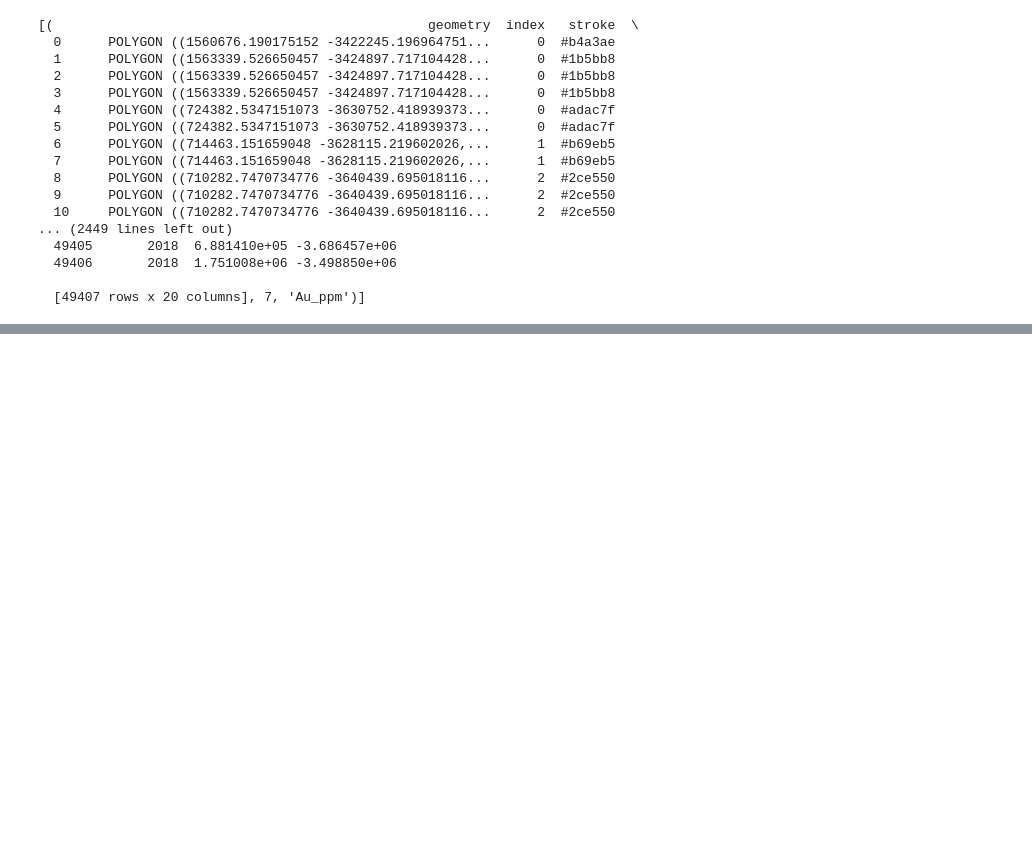
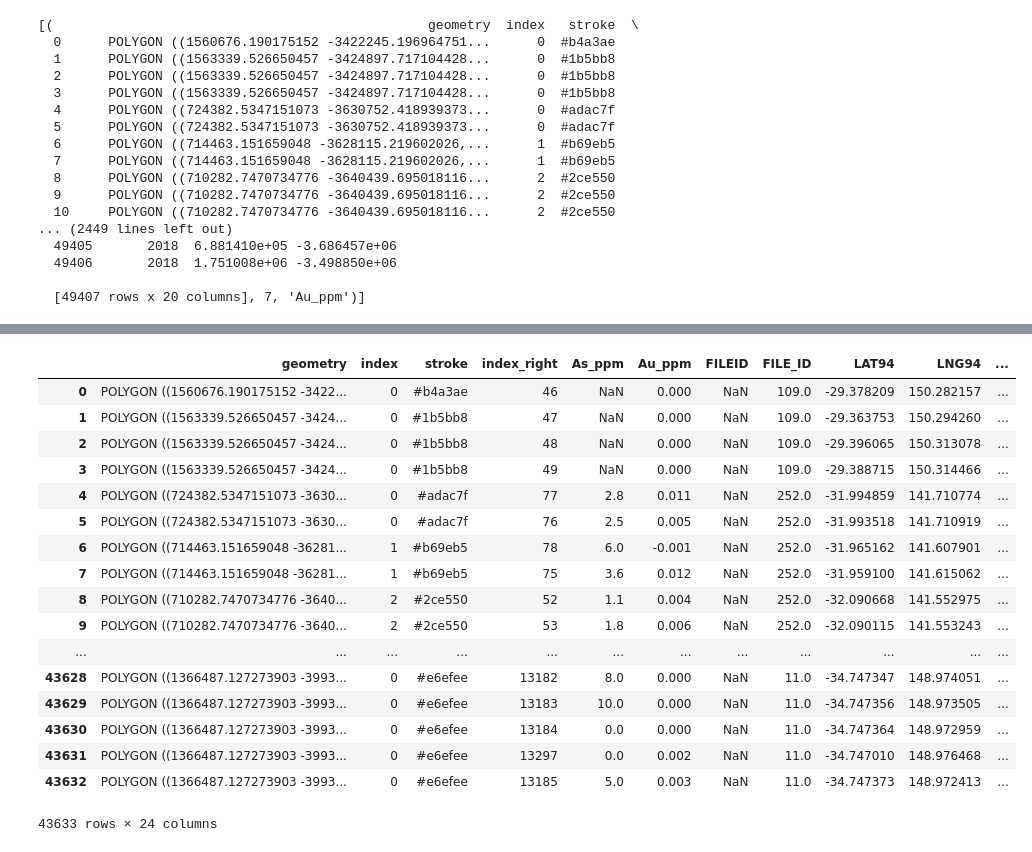
Before and after one commit to keithjohngates/normalise_samples, a Jupyter notebook: ipy_notebooks/normalise_samples.ipynb, the cells around one changed output, grey strips where cells are left out. Saved outputs shown, nothing was run; the diff lists cells and outputs as text; code cells hidden in the pictures; blank space fills up the shorter version.

```diff
--- a/ipy_notebooks/normalise_samples.ipynb
+++ b/ipy_notebooks/normalise_samples.ipynb
@@ -54,0 +57,24 @@ print(output)
+# %%
+with open(os.path.join(dsfolder, 'samples_normalised_0.pickle'), 'rb') as f:
+    samples = pickle.load(f)
+# %%
+samples
+# %% [output]
+|  | geometry | index | stroke | index_right | As_ppm | Au_ppm | FILEID | FILE_ID | LAT94 | LNG94 | ... |
+| 0 | POLYGON ((1560676.190175152 -3422... | 0 | #b4a3ae | 46 | NaN | 0.000 | NaN | 109.0 | -29.378209 | 150.282157 | ... |
+| 1 | POLYGON ((1563339.526650457 -3424... | 0 | #1b5bb8 | 47 | NaN | 0.000 | NaN | 109.0 | -29.363753 | 150.294260 | ... |
+| 2 | POLYGON ((1563339.526650457 -3424... | 0 | #1b5bb8 | 48 | NaN | 0.000 | NaN | 109.0 | -29.396065 | 150.313078 | ... |
+| 3 | POLYGON ((1563339.526650457 -3424... | 0 | #1b5bb8 | 49 | NaN | 0.000 | NaN | 109.0 | -29.388715 | 150.314466 | ... |
+| 4 | POLYGON ((724382.5347151073 -3630... | 0 | #adac7f | 77 | 2.8 | 0.011 | NaN | 252.0 | -31.994859 | 141.710774 | ... |
+| 5 | POLYGON ((724382.5347151073 -3630... | 0 | #adac7f | 76 | 2.5 | 0.005 | NaN | 252.0 | -31.993518 | 141.710919 | ... |
+| 6 | POLYGON ((714463.151659048 -36281... | 1 | #b69eb5 | 78 | 6.0 | -0.001 | NaN | 252.0 | -31.965162 | 141.607901 | ... |
+| 7 | POLYGON ((714463.151659048 -36281... | 1 | #b69eb5 | 75 | 3.6 | 0.012 | NaN | 252.0 | -31.959100 | 141.615062 | ... |
+| 8 | POLYGON ((710282.7470734776 -3640... | 2 | #2ce550 | 52 | 1.1 | 0.004 | NaN | 252.0 | -32.090668 | 141.552975 | ... |
+| 9 | POLYGON ((710282.7470734776 -3640... | 2 | #2ce550 | 53 | 1.8 | 0.006 | NaN | 252.0 | -32.090115 | 141.553243 | ... |
+| ... | ... | ... | ... | ... | ... | ... | ... | ... | ... | ... | ... |
+| 43628 | POLYGON ((1366487.127273903 -3993... | 0 | #e6efee | 13182 | 8.0 | 0.000 | NaN | 11.0 | -34.747347 | 148.974051 | ... |
+| 43629 | POLYGON ((1366487.127273903 -3993... | 0 | #e6efee | 13183 | 10.0 | 0.000 | NaN | 11.0 | -34.747356 | 148.973505 | ... |
+| 43630 | POLYGON ((1366487.127273903 -3993... | 0 | #e6efee | 13184 | 0.0 | 0.000 | NaN | 11.0 | -34.747364 | 148.972959 | ... |
+| 43631 | POLYGON ((1366487.127273903 -3993... | 0 | #e6efee | 13297 | 0.0 | 0.002 | NaN | 11.0 | -34.747010 | 148.976468 | ... |
+| 43632 | POLYGON ((1366487.127273903 -3993... | 0 | #e6efee | 13185 | 5.0 | 0.003 | NaN | 11.0 | -34.747373 | 148.972413 | ... |
+43633 rows × 24 columns
```
Also changed, not shown: parts of 1 cell of this notebook, 3 other files.
